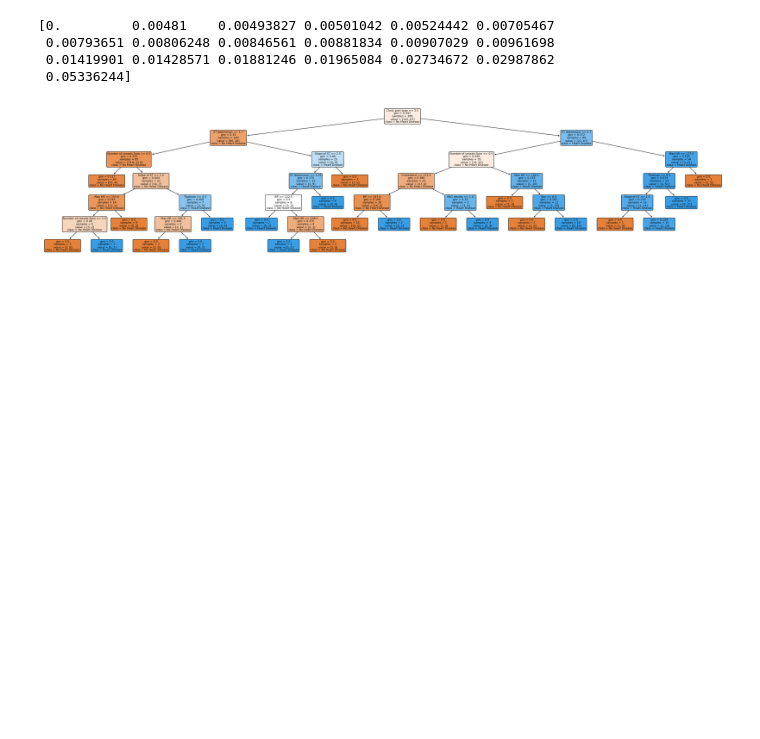
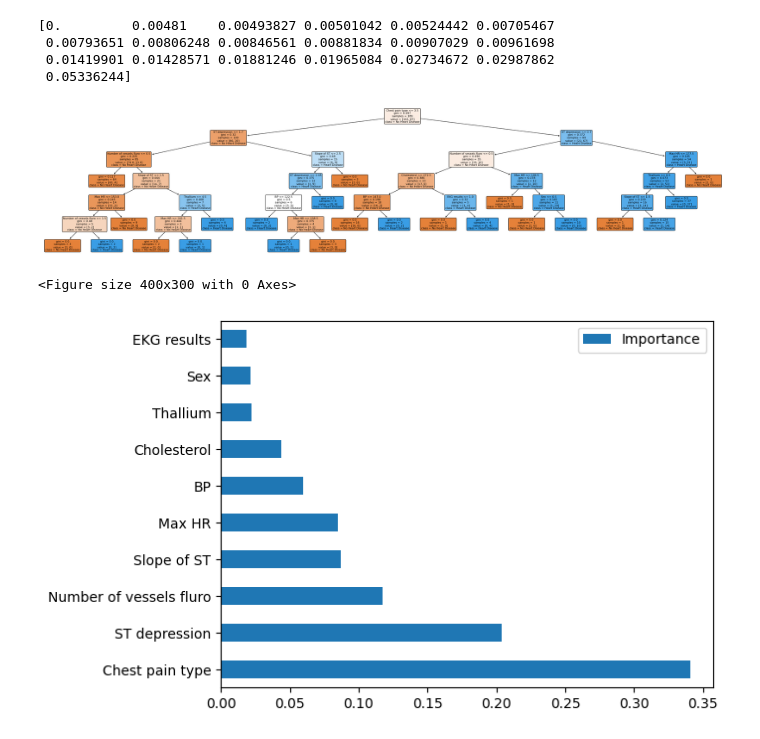
Before and after one commit to Enlightenus/Heart_disease_prediction, a Jupyter notebook: Heart_disease.ipynb, the cells around one changed output. Cells and saved outputs as stored; diff of their text form; code cells hidden in the pictures; blank space fills up the shorter version.

```diff
--- a/Heart_disease.ipynb
+++ b/Heart_disease.ipynb
@@ -276,6 +276,17 @@ filled=True, fontsize=8, class_names=["No Heart Disease", "Heart Disease"])
 plt.show()
 # %% [output]
 [figure]
+# %%
+# Visualize the feature importance
+plt.figure(figsize=(4, 3))
+feature_importances = pd.DataFrame(clfs[3].feature_importances_, index=df_train_x.columns, columns=["Importance"])
+feature_importances = feat_importances[feat_importances['Importance'] != 0]
+feature_importances.sort_values(by='Importance', ascending=False, inplace=True)
+feature_importances.plot(kind = 'barh')
+plt.show()
+# %% [output]
+<Figure size 400x300 with 0 Axes>
+[figure, added]
 # %%
 # Correct tree plot
 # Cross-validation
```
